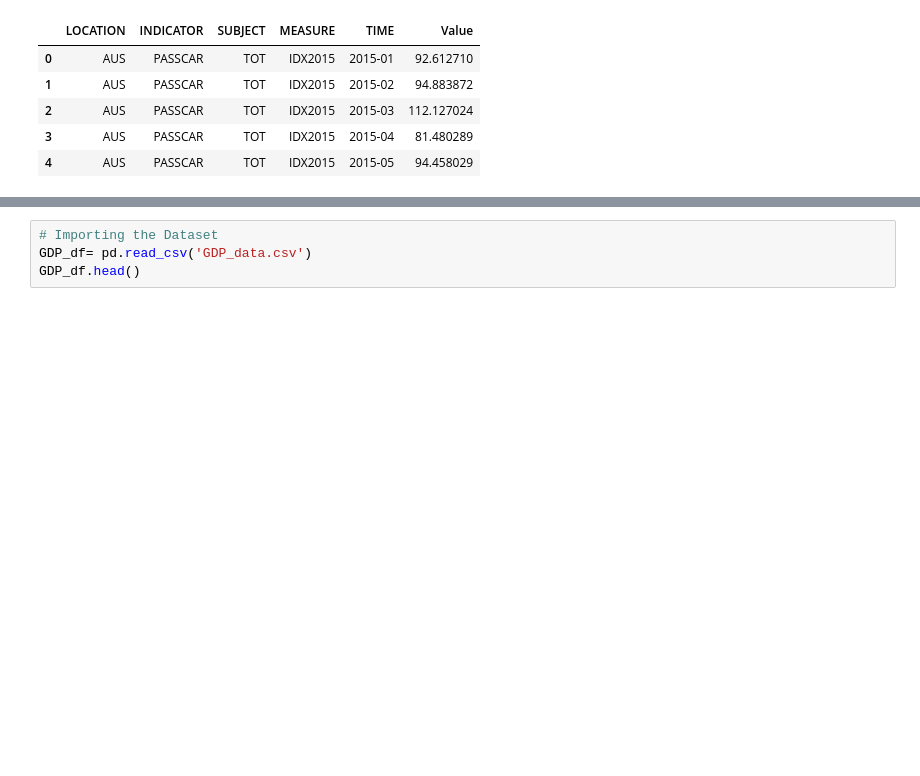
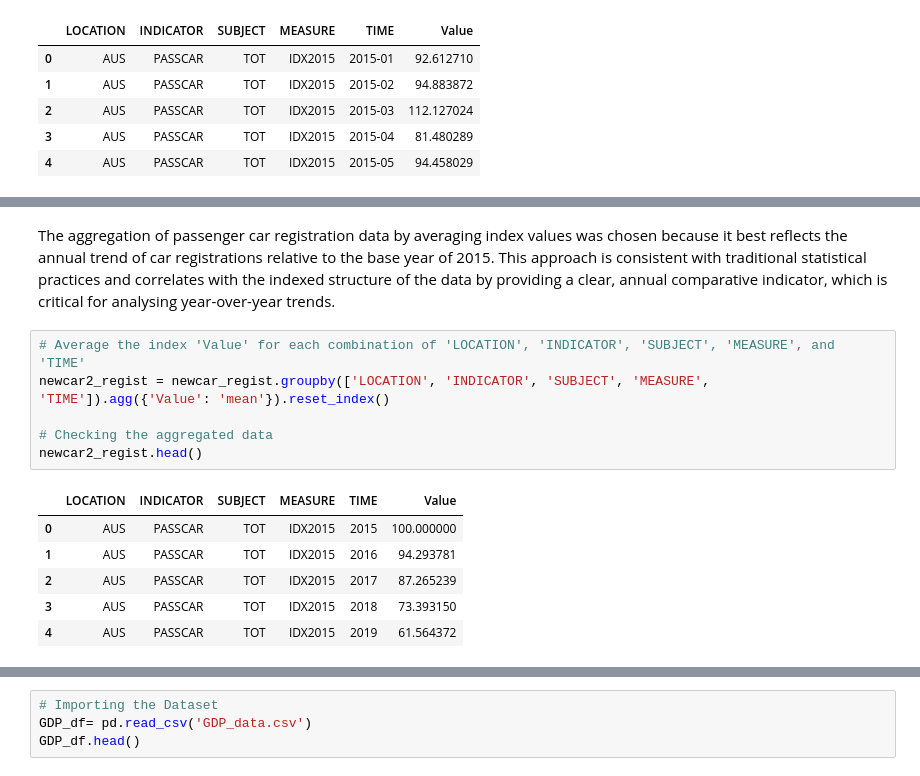
Before and after one commit to rosilenedasilva/public-transport-sentiment-analysis-insights, a Jupyter notebook: MSC_DA_CA2_transport_infra.ipynb, the cells around one changed output, grey strips where cells are left out. Saved outputs shown, nothing was run; the diff lists cells and outputs as text; blank space fills up the shorter version.

```diff
--- a/MSC_DA_CA2_transport_infra.ipynb
+++ b/MSC_DA_CA2_transport_infra.ipynb
@@ -406,0 +382,15 @@ The choice of a lambda function in this context is driven by the need for a conc
+# %% [markdown]
+The aggregation of passenger car registration data by averaging index values was chosen because it best reflects the annual trend of car registrations relative to the base year of 2015. This approach is consistent with traditional statistical practices and correlates with the indexed structure of the data by providing a clear, annual comparative indicator, which is critical for analysing year-over-year trends.
+# %%
+# Average the index 'Value' for each combination of 'LOCATION', 'INDICATOR', 'SUBJECT', 'MEASURE', and 'TIME'
+newcar2_regist = newcar_regist.groupby(['LOCATION', 'INDICATOR', 'SUBJECT', 'MEASURE', 'TIME']).agg({'Value': 'mean'}).reset_index()
+
+# Checking the aggregated data
+newcar2_regist.head()
+# %% [output]
+|  | LOCATION | INDICATOR | SUBJECT | MEASURE | TIME | Value |
+| 0 | AUS | PASSCAR | TOT | IDX2015 | 2015 | 100.000000 |
+| 1 | AUS | PASSCAR | TOT | IDX2015 | 2016 | 94.293781 |
+| 2 | AUS | PASSCAR | TOT | IDX2015 | 2017 | 87.265239 |
+| 3 | AUS | PASSCAR | TOT | IDX2015 | 2018 | 73.393150 |
+| 4 | AUS | PASSCAR | TOT | IDX2015 | 2019 | 61.564372 |
```
Also changed, not shown: parts of 52 cells of this notebook.
